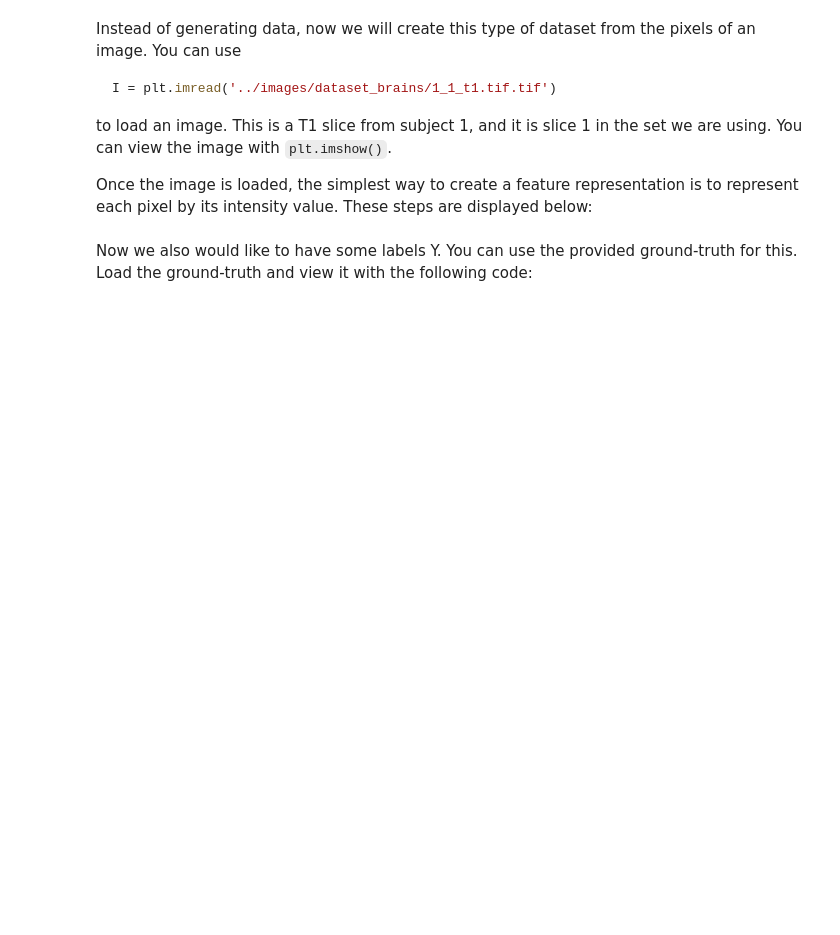
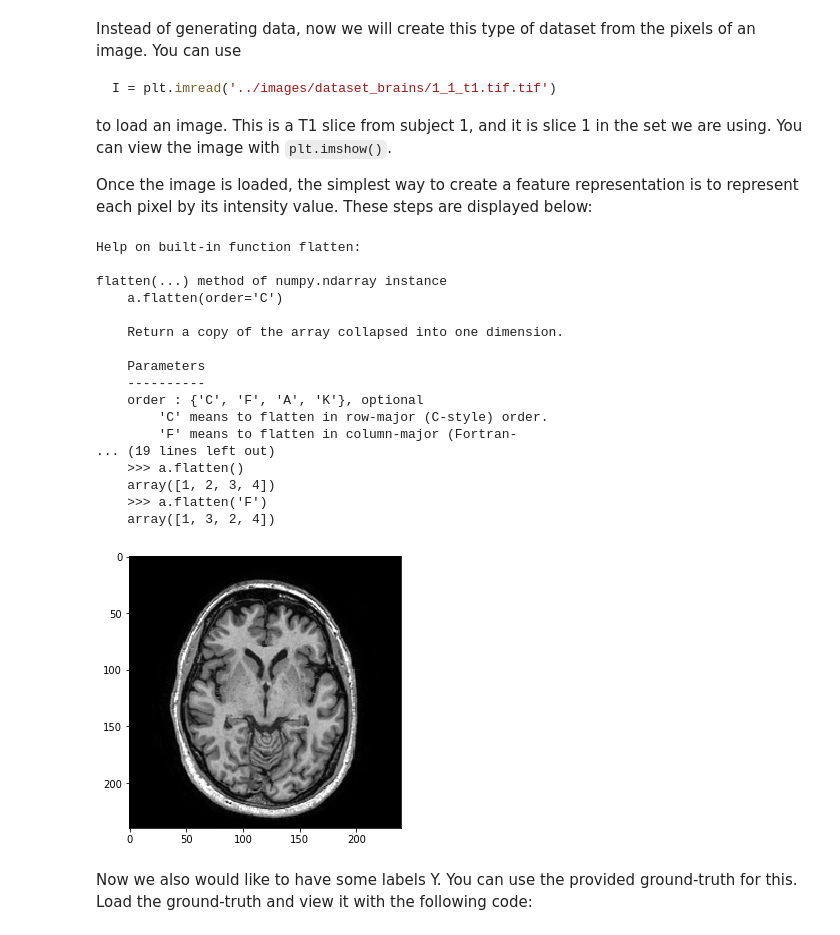
Before and after one commit to tueimage/8dc00-mia, a Jupyter notebook: notebooks/segmentation_exercise_1.ipynb, the cells around one changed output. Cells and saved outputs as stored; diff of their text form; code cells hidden in the pictures; blank space fills up the shorter version.

```diff
--- a/notebooks/segmentation_exercise_1.ipynb
+++ b/notebooks/segmentation_exercise_1.ipynb
@@ -37,12 +40,32 @@ intensity value. These steps are displayed below:
 # %%
 import numpy as np
 import matplotlib.pyplot as plt
 plt.rcParams['image.cmap'] = 'gray'
 I = plt.imread('../data/dataset_brains/1_1_t1.tif')
 fig = plt.figure(figsize=(5,5))
 ax1  = fig.add_subplot(111)
 ax1.imshow(I)
 X = I.flatten().T
+help(I.flatten)
+# %% [output]
+Help on built-in function flatten:
+
+flatten(...) method of numpy.ndarray instance
+    a.flatten(order='C')
+
+    Return a copy of the array collapsed into one dimension.
+
+    Parameters
+    ----------
+    order : {'C', 'F', 'A', 'K'}, optional
+        'C' means to flatten in row-major (C-style) order.
+        'F' means to flatten in column-major (Fortran-
+... (19 lines left out)
+    >>> a.flatten()
+    array([1, 2, 3, 4])
+    >>> a.flatten('F')
+    array([1, 3, 2, 4])
+[figure, added]
 # %% [markdown]
 Now we also would like to have some labels Y. You can use the provided ground-truth for this. Load the ground-truth and view it with the following code:
 # %%
```
Also changed, not shown: parts of 4 cells of this notebook, 6 other files.
